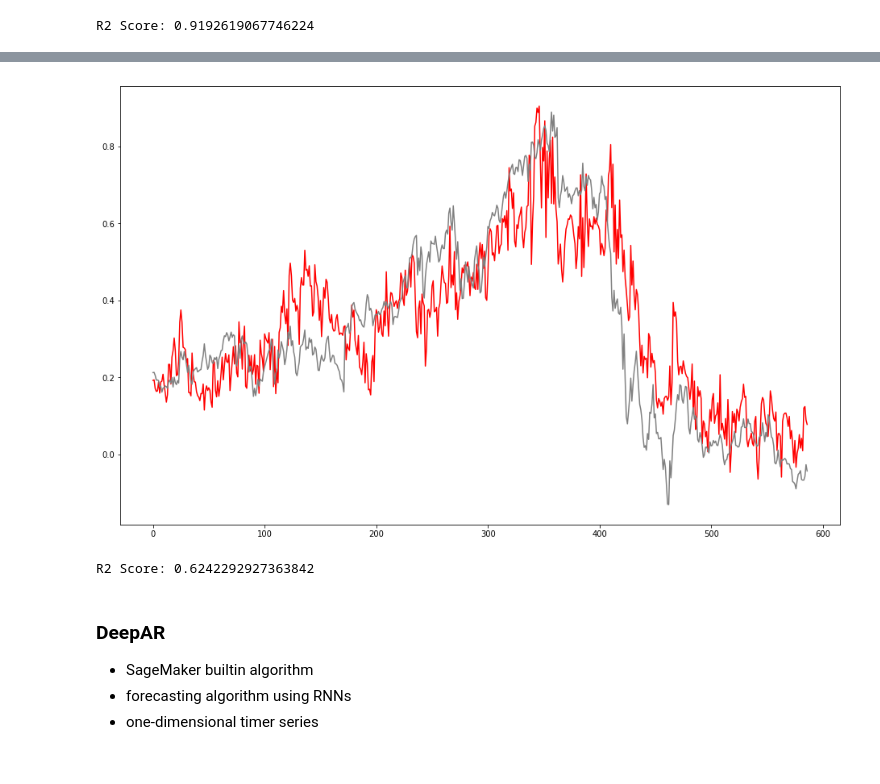
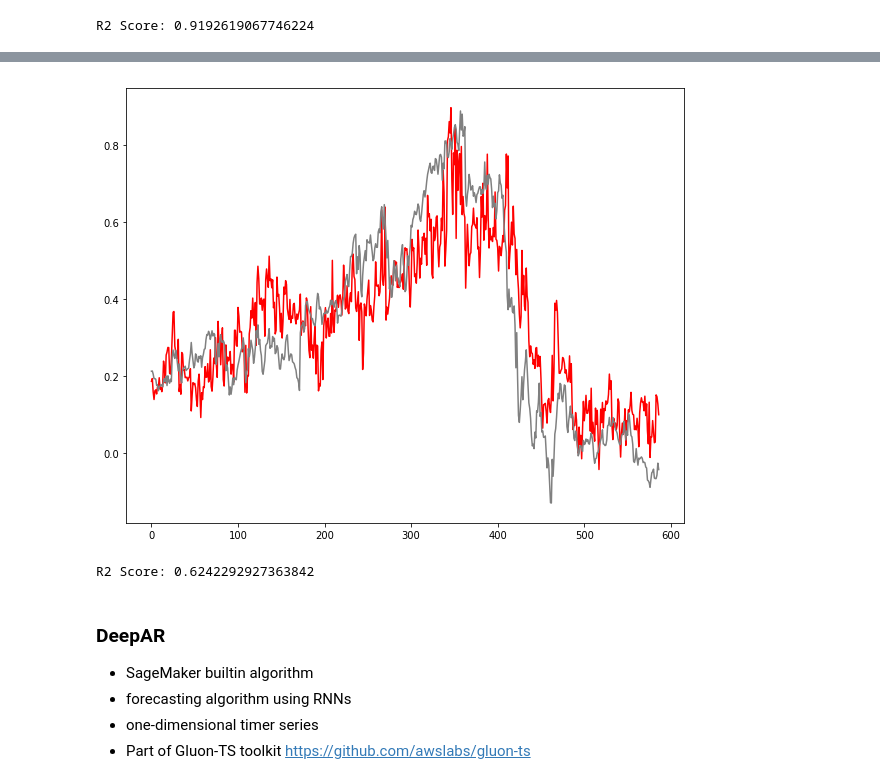
Before and after one commit to NRauschmayr/Seattle_Workshop, a Jupyter notebook: Forecasting/Forecasting.ipynb, the cells around one changed output, grey strips where cells are left out. Drawn from its saved outputs; the diff is of its cells as text; code cells hidden in the pictures.

```diff
--- a/Forecasting/Forecasting.ipynb
+++ b/Forecasting/Forecasting.ipynb
@@ -64,0 +112,8 @@ moving_average = df[0].rolling(50).mean()
+# %%
+# generate timeseries
+x = smt.arma_generate_sample(ar=np.r_[1, 0], ma=np.r_[1, 0.5], nsample=1000)
+
+#fit MA model
+mdl = smt.ARMA(x, order=(0, 1)).fit(maxlag=30, method='mle', trend='nc')
+
+print('\nalpha estimate: {:3.5f} | best lag order = {}'.format(mdl.params[0], est_order))
@@ -105,8 +177,8 @@ plot_acf(df[1:])
 # %%
 from statsmodels.tsa.arima_model import ARIMA
+model = ARIMA(df, order=(5,2,0))
+model_fit = model.fit(disp=0)
 
-model = ARIMA(df.diff()[1:], order=(5,1,1))
-model_fit = model.fit(disp=0)
 print(model_fit.summary())
 # %% [output]
                              ARIMA Model Results
@@ -289,7 +457,7 @@ def create_normalized_data(data, sequence_length):
 # %% [markdown]
 ### Define Dataloader
 # %%
-num_epochs=100
+num_epochs=5
 batch_size=128
 ctx = mx.cpu()
 
@@ -706,7 +904,7 @@ dataset = gluon.data.ArrayDataset(x_train, y_train)
 train_dataloader = gluon.data.DataLoader(dataset, batch_size=batch_size, last_batch="rollover", shuffle=True)
 # %%
 # Create LSTNet model
-model = LSTNet(num_series=2, conv_hid=100, gru_hid=100, skip_gru_hid=5, skip=24, ar_window=24,data_window=168)
+model = LSTNet(num_series=2, conv_hid=100, gru_hid=100, skip_gru_hid=5, skip=24, ar_window=24, data_window=168)
 
 model.initialize()
 model.load_parameters("data/lstnet.params")
@@ -723,4 +921,4 @@ dataset = gluon.data.ArrayDataset(x_train, y_train)
 train_dataloader = gluon.data.DataLoader(dataset, batch_size=batch_size, last_batch="rollover", shuffle=True)
 
 #Training Loop
-#train(model, train_dataloader)
+train(model, train_dataloader)
@@ -729,29 +934,27 @@ train_dataloader = gluon.data.DataLoader(dataset, batch_size=batch_size, last_ba
 # %%
 prediction_sequences = []
-
-# Iterate over test data
 for i in range(0, x_test.shape[0]):
 
     # Batchify
     sequence = mx.nd.expand_dims(mx.nd.array(x_test[i,:,:]), axis=0)
 
     # Load data on GPU
     sequence = sequence.as_in_context(ctx)
 
     # Predict
     predicted = model(sequence)
 
     #Store
     prediction_sequences.append(predicted[0,0].asscalar())
 
 # Plot
-fig = plt.figure(figsize=(16,10))
+fig = plt.figure(figsize=(10,8))
 ax = fig.add_subplot(111)
 ax.plot(prediction_sequences, color="red")
 ax.plot(y_test[:,0], color="gray")
 plt.show()
 # %% [output]
-[figure, old version]
+[figure, new version]
 # %%
 print("R2 Score:", metrics.r2_score(prediction_sequences, y_test[:,0]))
 # %% [output]
@@ -762,5 +965,6 @@ R2 Score: 0.6242292927363842
 - SageMaker builtin algorithm
 - forecasting algorithm using RNNs
 - one-dimensional timer series
+- Part of Gluon-TS toolkit https://github.com/awslabs/gluon-ts
 # %% [markdown]
 ![](https://docs.aws.amazon.com/sagemaker/latest/dg/images/ts-full-159.sampled.png)
```
Also changed, not shown: parts of 72 cells of this notebook.
